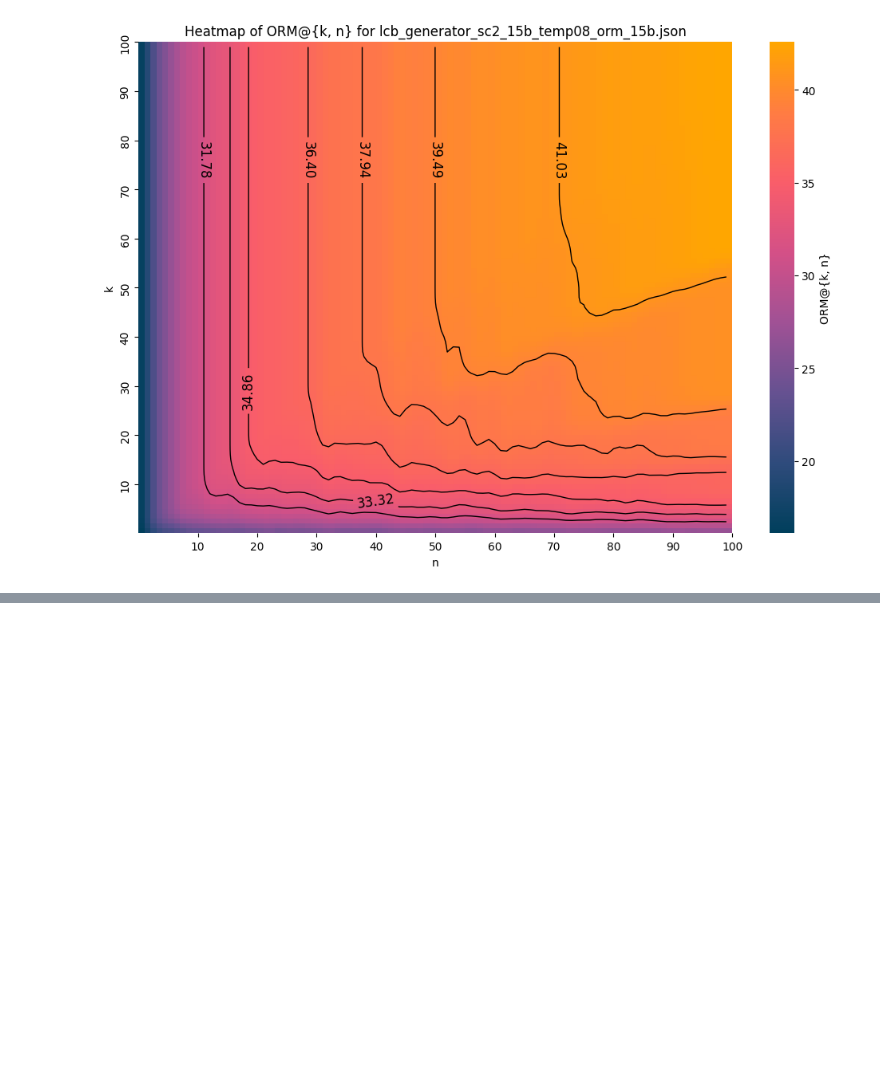
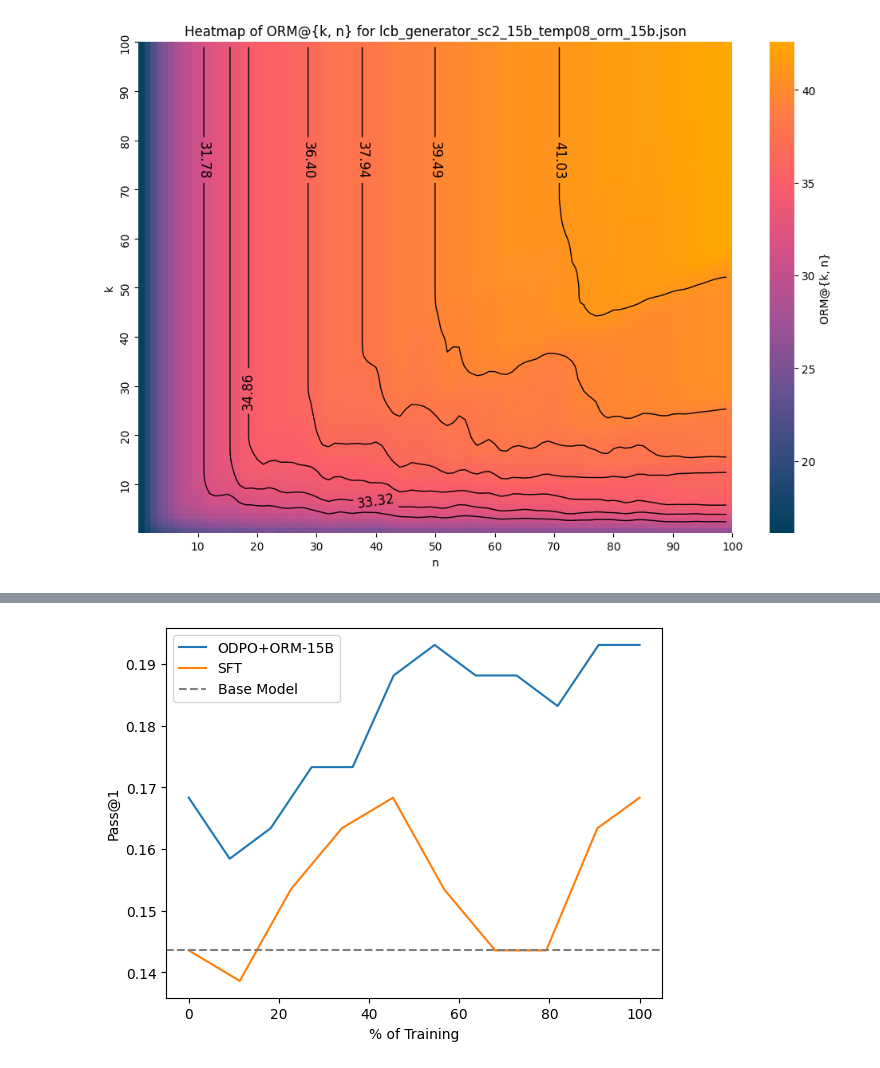
Before and after one commit to cassanof/CodeRM, a Jupyter notebook: coderm/eval/visualizations/graph_pass_k.ipynb, the cells around one changed output, grey strips where cells are left out. Saved outputs shown, nothing was run; the diff lists cells and outputs as text; code cells hidden in the pictures; blank space fills up the shorter version.

```diff
--- a/coderm/eval/visualizations/graph_pass_k.ipynb
+++ b/coderm/eval/visualizations/graph_pass_k.ipynb
@@ -343,0 +346,16 @@ plt.show()
+# %%
+dirs = [
+    "../../../results/rl_results/onlinedpo_15b_v2/",
+    "../../../results/greedy_generator/sc2_15b_checkpoints/",
+]
+labels = [
+    "ODPO+ORM-15B",
+    "SFT",
+]
+step_0s = [
+    "../../../results/greedy_generator/lcb_generator_sc2_15b_greedy.json.gz",
+    "../../../results/greedy_baselines/lcb_sc2_15b_greedy.json.gz",
+]
+benchmark = "livecodebench"
+base_path = "../../../results/greedy_baselines/lcb_sc2_15b_greedy.json.gz"
+base_label = "Base Model"
@@ -343,0 +408,23 @@ plt.show()
+# %%
+import matplotlib.pyplot as plt
+
+max_x_values = {key: max([x[0] for x in value]) for key, value in all_pass1s_accs.items()}
+
+fig, ax = plt.subplots()
+
+for key, value in all_pass1s_accs.items():
+    x_values = [(x[0] / max_x_values[key]) * 100 for x in value]
+    y_values = [y[1] for y in value]
+    ax.plot(x_values, y_values, label=key)
+
+ax.axhline(y=base_pass1, color='gray', linestyle='--', label=base_label)
+
+
+ax.set_xlabel('% of Training')
+ax.set_ylabel('Pass@1')
+#ax.set_title('t')
+ax.legend()
+
+plt.show()
+# %% [output]
+[figure, added]
```
Also changed, not shown: parts of 2 cells of this notebook.
